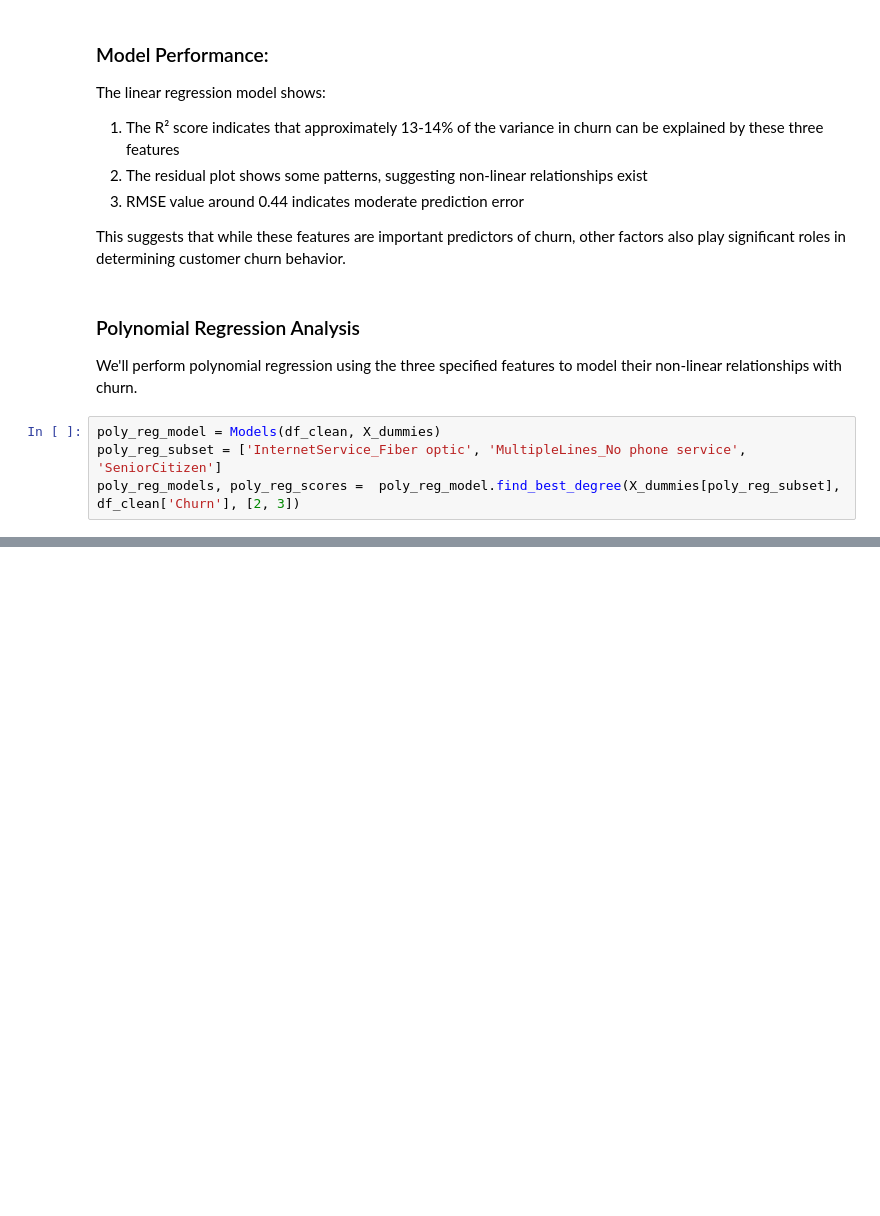
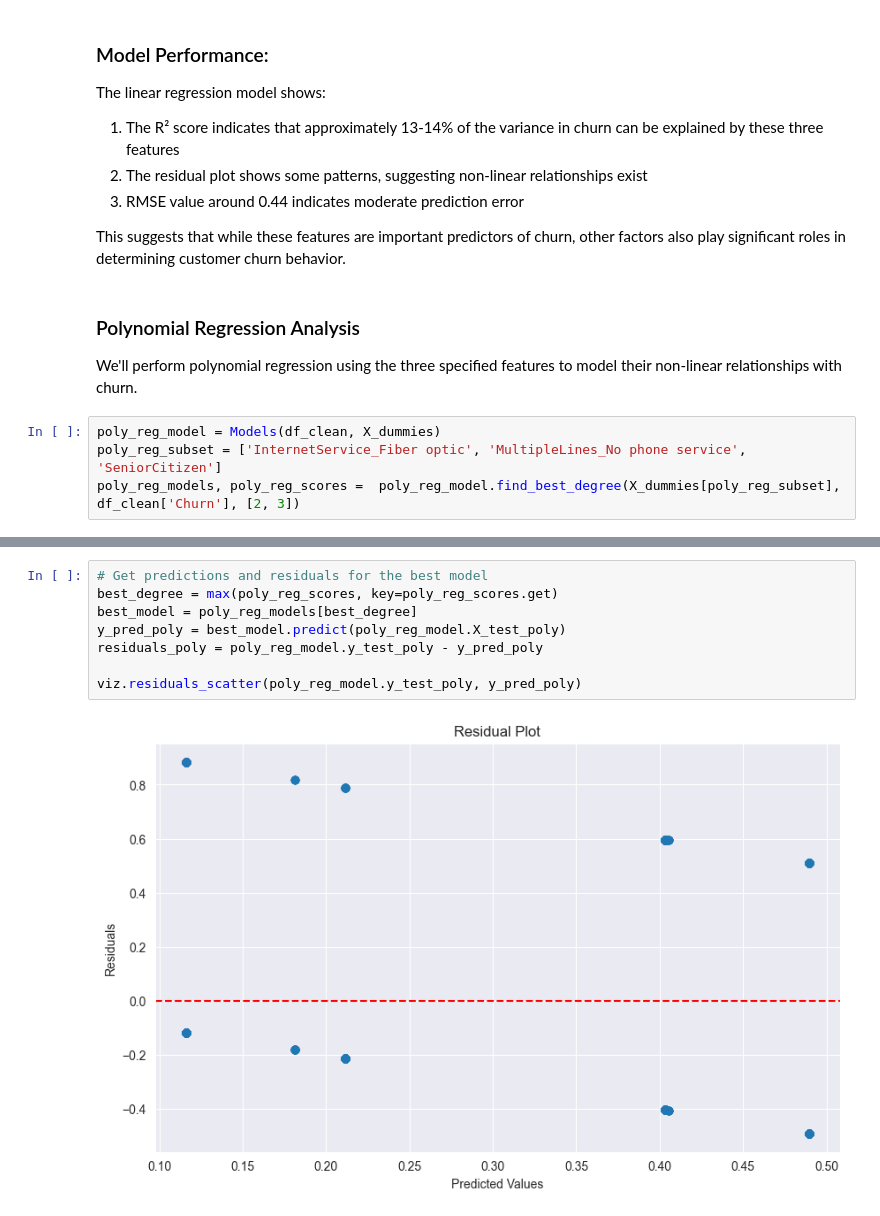
Before and after one commit to TouKhen/bloc-3, a Jupyter notebook: notebooks/data-explo-clean.ipynb, the cells around one changed output, grey strips where cells are left out. Saved outputs shown, nothing was run; the diff lists cells and outputs as text; blank space fills up the shorter version.

```diff
--- a/notebooks/data-explo-clean.ipynb
+++ b/notebooks/data-explo-clean.ipynb
@@ -222,2 +210,12 @@ plt.show()
 # %% [output]
 [figure]
+# %%
+# Get predictions and residuals for the best model
+best_degree = max(poly_reg_scores, key=poly_reg_scores.get)
+best_model = poly_reg_models[best_degree]
+y_pred_poly = best_model.predict(poly_reg_model.X_test_poly)
+residuals_poly = poly_reg_model.y_test_poly - y_pred_poly
+
+viz.residuals_scatter(poly_reg_model.y_test_poly, y_pred_poly)
+# %% [output]
+[figure, added]
```
Also changed, not shown: parts of 3 cells of this notebook, 1 other file.
